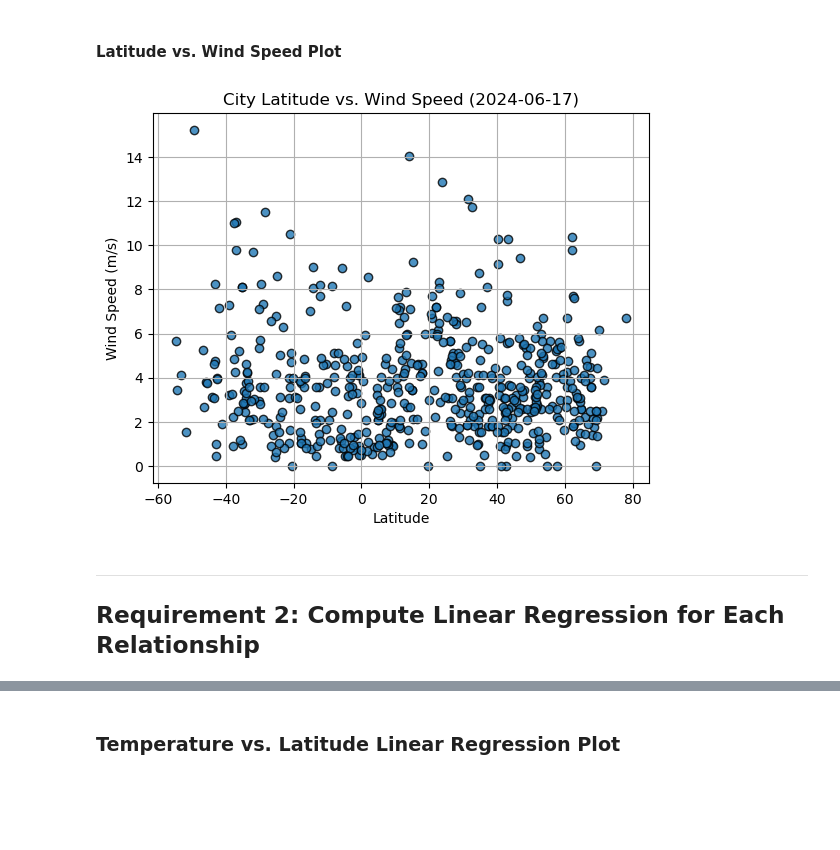
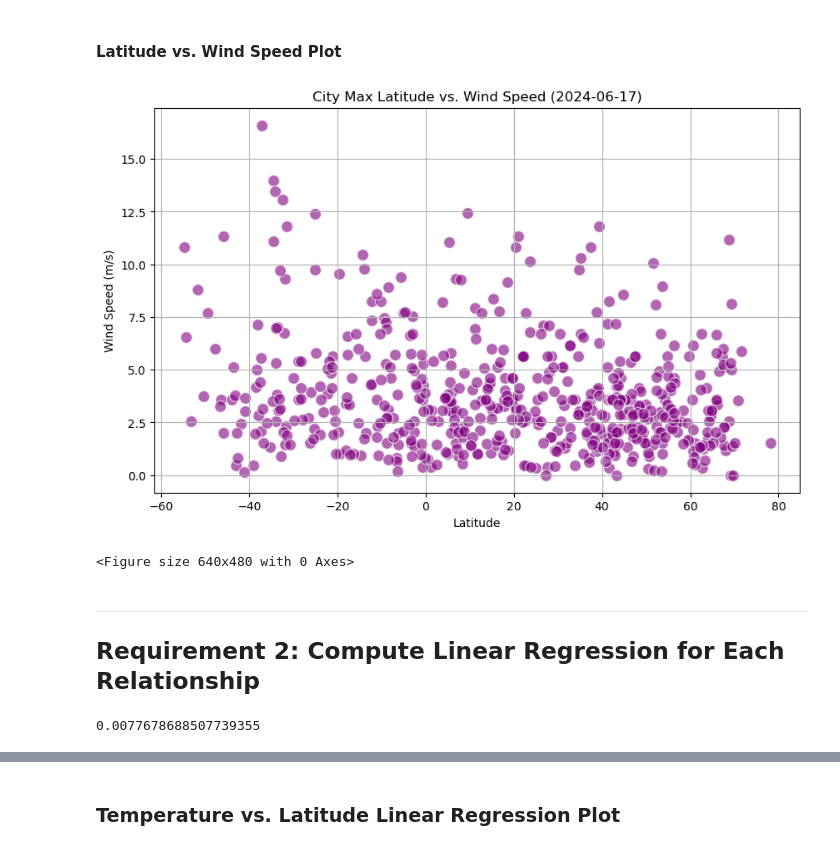
Before and after one commit to crzcssdy/python-api-challenge, a Jupyter notebook: WeatherPy/WeatherPy.ipynb, the cells around one changed output, grey strips where cells are left out. Drawn from its saved outputs; the diff is of its cells as text; code cells hidden in the pictures; blank space fills up the shorter version.

```diff
--- a/WeatherPy/WeatherPy.ipynb
+++ b/WeatherPy/WeatherPy.ipynb
@@ -213,6 +183,6 @@ city_data_df.to_csv("output_data/cities.csv", index_label="City_ID")
 # %%
 # Read saved data
-city_data_df = pd.read_csv("output_data/cities.csv", index_col="City_ID")
+city_data_df = pd.read_csv("cities.csv", index_col="City_ID")
 
 # Display sample data
 city_data_df.head()
@@ -278,18 +269,25 @@ plt.show()
 #### Latitude vs. Wind Speed Plot
 # %%
 # Build the scatter plots for latitude vs. wind speed
-# YOUR CODE HERE
+plt.figure(figsize=(10, 6))
+plt.scatter(city_data_df["Lat"], city_data_df["Wind Speed"], color='purple', alpha=0.6, edgecolors='w', s=100)
+
 
 # Incorporate the other graph properties
-# YOUR CODE HERE
+plt.title("City Max Latitude vs. Wind Speed (2024-06-17)")
+plt.xlabel("Latitude")
+plt.ylabel("Wind Speed (m/s)")
+plt.grid()
+plt.show()
 
 # Save the figure
-plt.savefig("output_data/Fig4.png")
+plt.savefig("WeatherPy_Fig4.png")
 
 # Show plot
 plt.show()
 # %% [output]
-[figure, old version]
+[figure, new version]
+<Figure size 640x480 with 0 Axes>
 # %% [markdown]
 ---
 
@@ -300,2 +298,6 @@ plt.show()
+# %%
+slope
+# %% [output]
+0.0077678688507739355
 # %%
 # Create a DataFrame with the Northern Hemisphere data (Latitude >= 0)
```
Also changed, not shown: parts of 39 cells of this notebook, 4 other files.
